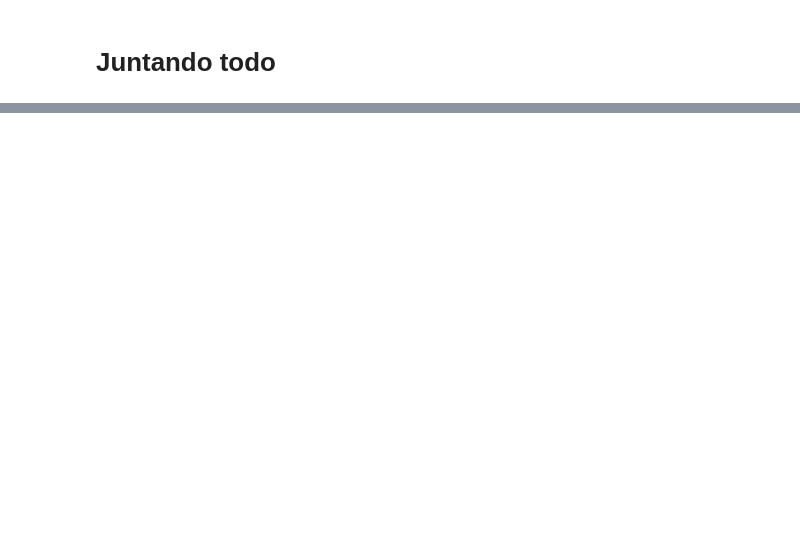
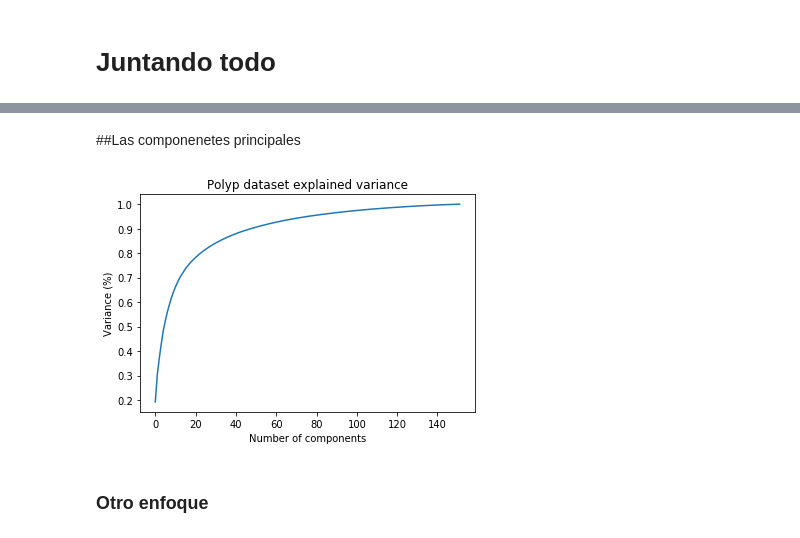
Before and after one commit to FranklinSierra/Polipos, a Jupyter notebook: notebooks/PCA.ipynb, the cells around one changed output, grey strips where cells are left out. Cells and saved outputs as stored; diff of their text form; code cells hidden in the pictures; blank space fills up the shorter version.

```diff
--- a/notebooks/PCA.ipynb
+++ b/notebooks/PCA.ipynb
@@ -139,0 +187,2 @@ numpy.ndarray
+# %%
+img_mix = np.concatenate((x1, x2, x3), axis = 1)
@@ -139,0 +248,20 @@ numpy.ndarray
+# %% [markdown]
+##Las componenetes principales
+# %%
+scaler = MinMaxScaler(feature_range=[0,1])
+# %%
+data_rescaled = scaler.fit_transform(img_mix)
+# %%
+pca = pca().fit(data_rescaled)
+# %%
+#dibujo la suma de la varianza acumulativa
+plt.figure()
+plt.plot(np.cumsum(pca.explained_variance_ratio_))
+plt.xlabel('Number of components')
+plt.ylabel('Variance (%)') #for each component
+plt.title('Polyp dataset explained variance')
+plt.show()
+# %% [output]
+[figure, added]
+# %% [markdown]
+### Otro enfoque
```
Also changed, not shown: parts of 30 cells of this notebook, 3 other files.
